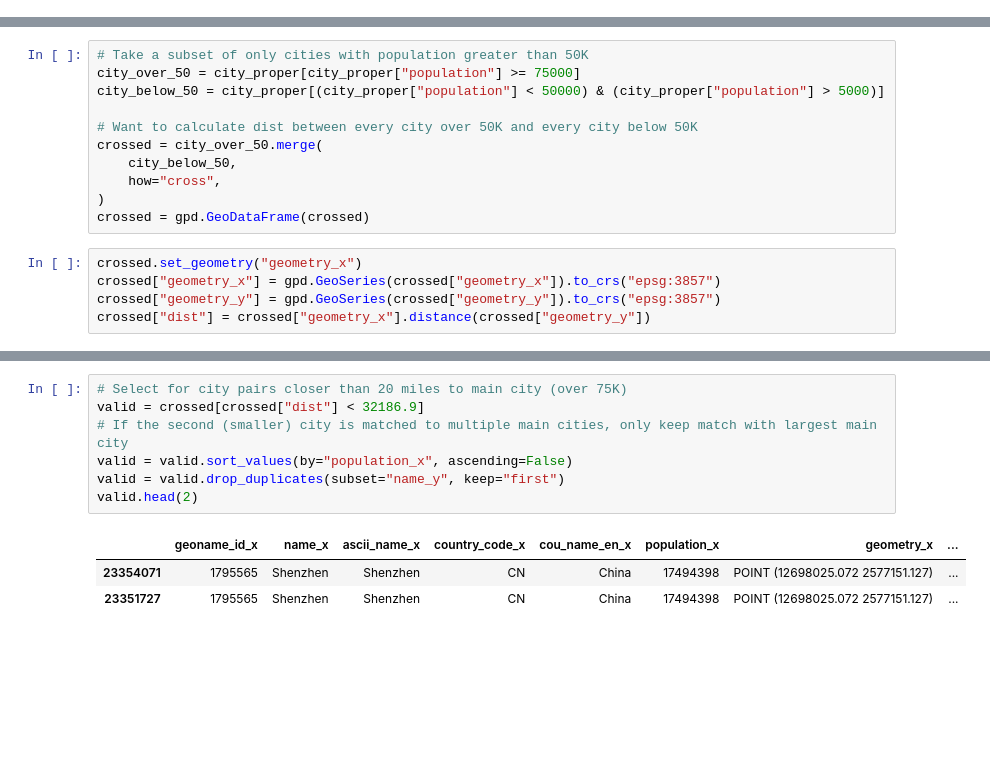
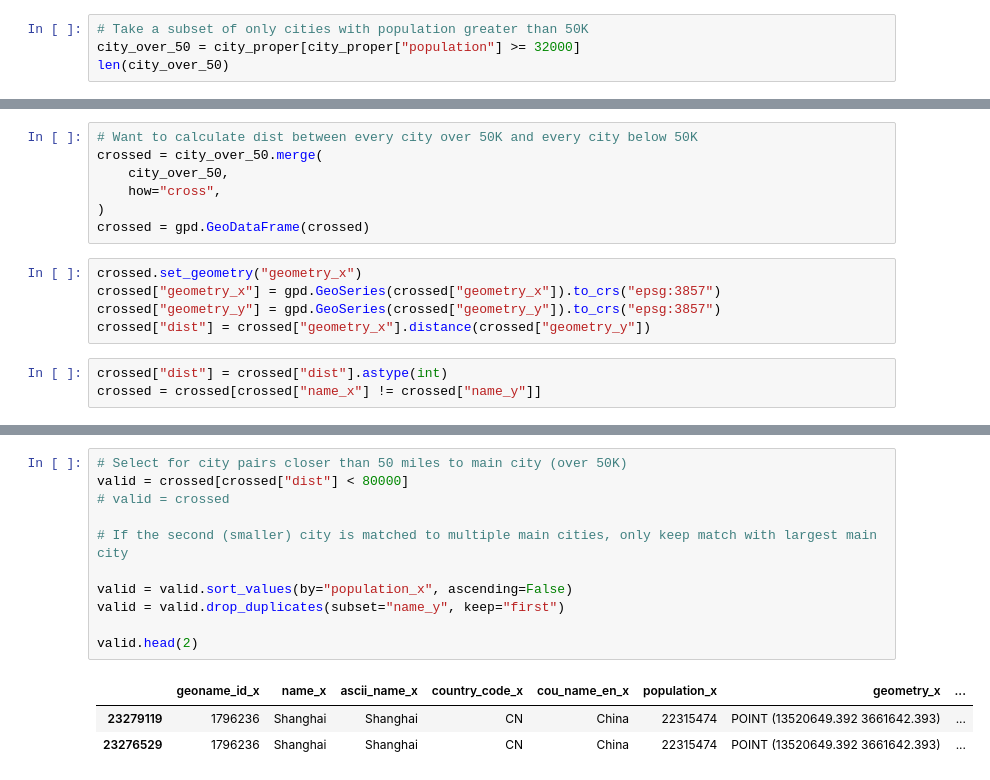
Before and after one commit to Nicholas-Polimeni/ml-hsr, a Jupyter notebook: clean_cities.ipynb, the cells around one changed output, grey strips where cells are left out. Drawn from its saved outputs; the diff is of its cells as text; blank space fills up the shorter version.

```diff
--- a/clean_cities.ipynb
+++ b/clean_cities.ipynb
@@ -73,3 +75,7 @@ Data columns (total 7 columns):
  6   geometry      79439 non-null  geometry
 dtypes: geometry(1), int32(1), string(5)
 memory usage: 3.9 MB
+# %%
+# Take a subset of only cities with population greater than 50K
+city_over_50 = city_proper[city_proper["population"] >= 32000]
+len(city_over_50)
@@ -76,11 +84,7 @@ memory usage: 3.9 MB
 # %%
-# Take a subset of only cities with population greater than 50K
-city_over_50 = city_proper[city_proper["population"] >= 75000]
-city_below_50 = city_proper[(city_proper["population"] < 50000) & (city_proper["population"] > 5000)]
-
 # Want to calculate dist between every city over 50K and every city below 50K
 crossed = city_over_50.merge(
-    city_below_50,
+    city_over_50,
     how="cross",
 )
 crossed = gpd.GeoDataFrame(crossed)
@@ -89,5 +93,8 @@ crossed.set_geometry("geometry_x")
 crossed["geometry_x"] = gpd.GeoSeries(crossed["geometry_x"]).to_crs("epsg:3857")
 crossed["geometry_y"] = gpd.GeoSeries(crossed["geometry_y"]).to_crs("epsg:3857")
 crossed["dist"] = crossed["geometry_x"].distance(crossed["geometry_y"])
+# %%
+crossed["dist"] = crossed["dist"].astype(int)
+crossed = crossed[crossed["name_x"] != crossed["name_y"]]
 # %%
 # Save smaller dataset for later if needed
@@ -95,13 +109,17 @@ crossed[crossed["dist"] < 80467.2].to_csv("./data/under_50_mi.csv")
 # %%
-# Select for city pairs closer than 20 miles to main city (over 75K)
-valid = crossed[crossed["dist"] < 32186.9]
+# Select for city pairs closer than 50 miles to main city (over 50K)
+valid = crossed[crossed["dist"] < 80000]
+# valid = crossed
+
 # If the second (smaller) city is matched to multiple main cities, only keep match with largest main city
+
 valid = valid.sort_values(by="population_x", ascending=False)
 valid = valid.drop_duplicates(subset="name_y", keep="first")
+
 valid.head(2)
 # %% [output]
 |  | geoname_id_x | name_x | ascii_name_x | country_code_x | cou_name_en_x | population_x | geometry_x | ... |
-| 23354071 | 1795565 | Shenzhen | Shenzhen | CN | China | 17494398 | POINT (12698025.072 2577151.127) | ... |
-| 23351727 | 1795565 | Shenzhen | Shenzhen | CN | China | 17494398 | POINT (12698025.072 2577151.127) | ... |
+| 23279119 | 1796236 | Shanghai | Shanghai | CN | China | 22315474 | POINT (13520649.392 3661642.393) | ... |
+| 23276529 | 1796236 | Shanghai | Shanghai | CN | China | 22315474 | POINT (13520649.392 3661642.393) | ... |
 # %%
 # Groupby main city, sum population, agg list of names together for record and keep largest city as metro name
```
Also changed, not shown: parts of 26 cells of this notebook, 2 other files.
